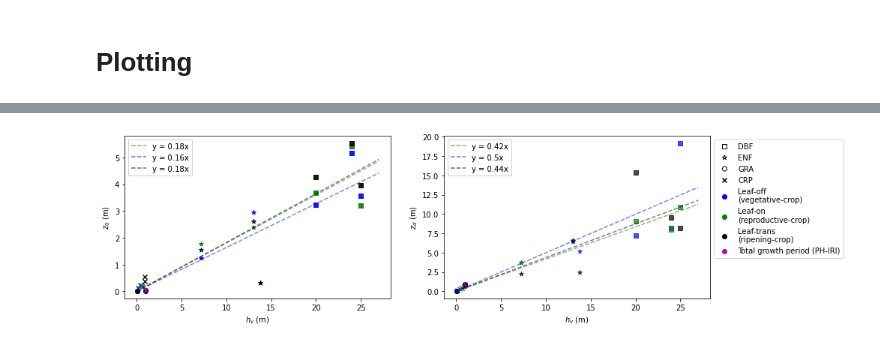
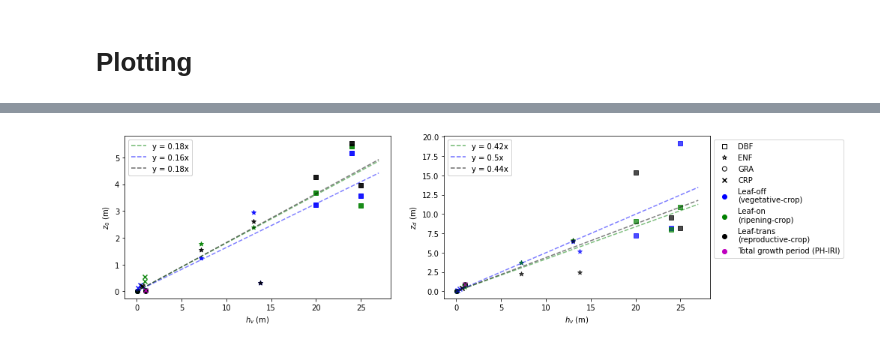
Before and after one commit to Urban-Meteorology-Reading/SUEWS_parameters, a Jupyter notebook: roughness.ipynb, the cells around one changed output, grey strips where cells are left out. Cells and saved outputs as stored; diff of their text form; code cells hidden in the pictures.

```diff
--- a/roughness.ipynb
+++ b/roughness.ipynb
@@ -677,7 +677,7 @@ for i,name in enumerate(names[:]):
 
         if name in ['CN-DNT-rice','CN-DNT-wheat']:
 
-            for crop_state,color,alpha in zip(['veg','rep','rip'],['b','g','k'],[1,0.4,0.06]):
+            for crop_state,color,alpha in zip(['veg','rep','rip'],['b','k','g'],[1,0.4,0.06]):
                 z0=res[name][crop_state]['z0']
                 d=res[name][crop_state]['d']
                 h_sfc=res[name][crop_state]['h_sfc']
@@ -738,10 +738,10 @@ for i,name in enumerate(names[:]):
     if name=='US-MMS':
         ax.scatter([],[],color='m',alpha=0.3)
         ax.legend(['1-1','leaf-off\n(vegetative-crop)',
+                   'leaf-on\n(Ripening-crop)',
                    'leaf-trans\n(reproductive-crop)',
-                   'leaf-on\n(Ripening-crop)',
                    'Total growth period\n(PH-IRI)'],bbox_to_anchor=(3.7, -3.1),fontsize=10)
 
 axs[3][2].axis('off')
-plt.savefig('WS_obs_mod-LAI-off-2005.png',dpi=300,bbox_inches = 'tight',pad_inches = 0.01)
+plt.savefig('WS_obs_mod-LAI-off.png',dpi=300,bbox_inches = 'tight',pad_inches = 0.01)
 # %% [output]
@@ -769,8 +769,8 @@ for name in names:
     all_data[name]={}
     if name not in ['CN-DNT-rice','CN-DNT-wheat','PH-IRI']:
         for LAI_state,color,crop in zip(['off','on','trans'],colors,['\n(vegetative-crop)',
-                                                                    '\n(reproductive-crop)',
-                                                                    '\n(ripening-crop)']):
+                                                                    '\n(ripening-crop)',
+                                                                    '\n(reproductive-crop)']):
             all_data[name][LAI_state]={}
             try:
                 if name in ['CA-Qcu']:
@@ -828,7 +828,7 @@ for name in names:
     else:
 
         if name in ['CN-DNT-rice','CN-DNT-wheat']:
-            for crop_state,color in zip(['veg','rep','rip'],colors):
+            for crop_state,color in zip(['veg','rip','rep'],colors):
                 all_data[name][crop_state]={}
                 r_z=np.median(res[name][crop_state]['z0s'])/np.median(res[name][crop_state]['h_sfc'])
                 all_data[name][crop_state]['$z_0$']=np.round(np.median(res[name][crop_state]['z0s']),2)
@@ -889,7 +889,7 @@ for name in names:
     else:
 
         if name in ['CN-DNT-rice','CN-DNT-wheat']:
-            for crop_state,color in zip(['veg','rep','rip'],colors):
+            for crop_state,color in zip(['veg','rip','rep'],colors):
                 r_z=np.median(res[name][crop_state]['ds'])/np.median(res[name][crop_state]['h_sfc'])
                 ax.scatter(name,r_z,color=color,alpha=0.7)
 
@@ -965,8 +965,8 @@ colors={
     'off':'b',
     'trans':'k',
     'veg':'b',
-    'rip':'k',
-    'rep':'g',
+    'rip':'g',
+    'rep':'k',
     'Growth':'m'
 
 
@@ -996,13 +996,13 @@ for site in all_data.keys():
 
     for state in all_data[site].keys():
 
-        if state in ['on','rep'] and ~np.isnan(all_data[site][state]['$z_0$']):
+        if state in ['on','rip'] and ~np.isnan(all_data[site][state]['$z_0$']):
             X_states_on.append(all_data[site][state]['h_sfc'])
             Y_states_on.append(all_data[site][state]['$z_0$'])
         if state in ['off','veg']:
             X_states_off.append(all_data[site][state]['h_sfc'])
             Y_states_off.append(all_data[site][state]['$z_0$'])
-        if state in ['trans','rip']:
+        if state in ['trans','rep']:
             X_states_trans.append(all_data[site][state]['h_sfc'])
             Y_states_trans.append(all_data[site][state]['$z_0$'])
 
@@ -1018,13 +1018,13 @@ for site in all_data.keys():
     ax=axs[1]
     for state in all_data[site].keys():
 
-        if state in ['on','rep'] and ~np.isnan(all_data[site][state]['$z_d$']):
+        if state in ['on','rip'] and ~np.isnan(all_data[site][state]['$z_d$']):
             X1_states_on.append(all_data[site][state]['h_sfc'])
             Y1_states_on.append(all_data[site][state]['$z_d$'])
         if state in ['off','veg']:
             X1_states_off.append(all_data[site][state]['h_sfc'])
             Y1_states_off.append(all_data[site][state]['$z_d$'])
-        if state in ['trans','rip']:
+        if state in ['trans','rep']:
             X1_states_trans.append(all_data[site][state]['h_sfc'])
             Y1_states_trans.append(all_data[site][state]['$z_d$'])
 
@@ -1045,8 +1045,8 @@ ax.scatter([],[],marker='o',color='k',facecolors='none',label='GRA')
 ax.scatter([],[],marker='x',color='k',label='CRP')
 
 ax.scatter([],[],marker='o',color='b',label='Leaf-off\n(vegetative-crop)')
-ax.scatter([],[],marker='o',color='g',label='Leaf-on\n(reproductive-crop)')
-ax.scatter([],[],marker='o',color='k',label='Leaf-trans\n(ripening-crop)')
+ax.scatter([],[],marker='o',color='g',label='Leaf-on\n(ripening-crop)')
+ax.scatter([],[],marker='o',color='k',label='Leaf-trans\n(reproductive-crop)')
 ax.scatter([],[],marker='o',color='m',label='Total growth period (PH-IRI)')
 l1=ax.legend(bbox_to_anchor=(1, 1),fontsize=10)
 
@@ -1062,31 +1062,31 @@ ax.plot([0,27],[0*sol_off[0],27*sol_off[0]],color='b',linestyle='--',alpha=0.5)
 
 sol_trans=LinearRegression(fit_intercept=False).fit(np.array(X_states_trans).reshape(-1,1),Y_states_trans).coef_
 ax.plot([0,27],[0*sol_trans[0],27*sol_trans[0]],color='k',linestyle='--',alpha=0.5)
 
 
 l2=ax.legend([f'y = {np.round(sol_on[0],2)}x',
               f'y = {np.round(sol_off[0],2)}x',
               f'y = {np.round(sol_trans[0],2)}x'])
 ax.add_artist(l2)
 
 ax=axs[1]
 ax.set_ylabel('$z_d$ (m)')
 ax.set_xlabel('$h_v$ (m)')
 
 sol_on=LinearRegression(fit_intercept=False).fit(np.array(X1_states_on).reshape(-1,1),Y1_states_on).coef_
 ax.plot([0,27],[0*sol_on[0],27*sol_on[0]],color='g',linestyle='--',alpha=0.5)
 
 sol_off=LinearRegression(fit_intercept=False).fit(np.array(X1_states_off).reshape(-1,1),Y1_states_off).coef_
 ax.plot([0,27],[0*sol_off[0],27*sol_off[0]],color='b',linestyle='--',alpha=0.5)
 
 sol_trans=LinearRegression(fit_intercept=False).fit(np.array(X1_states_trans).reshape(-1,1),Y1_states_trans).coef_
 ax.plot([0,27],[0*sol_trans[0],27*sol_trans[0]],color='k',linestyle='--',alpha=0.5)
 
 l2=ax.legend([f'y = {np.round(sol_on[0],2)}x',
               f'y = {np.round(sol_off[0],2)}x',
               f'y = {np.round(sol_trans[0],2)}x'])
 ax.add_artist(l1)
 ax.add_artist(l2)
 plt.savefig('z_vs_h.png',dpi=300,bbox_inches = 'tight',pad_inches = 0.01)
 # %% [output]
-[figure, old version]
+[figure, new version]
```
Also changed, not shown: parts of 3 cells of this notebook, 12 other files.
